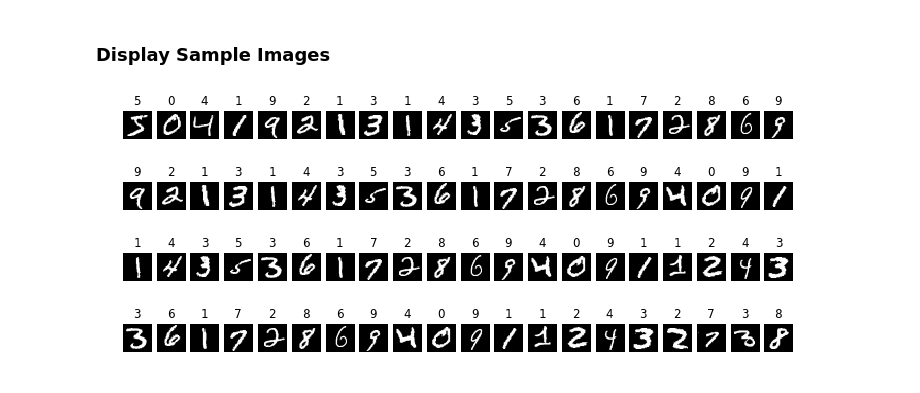
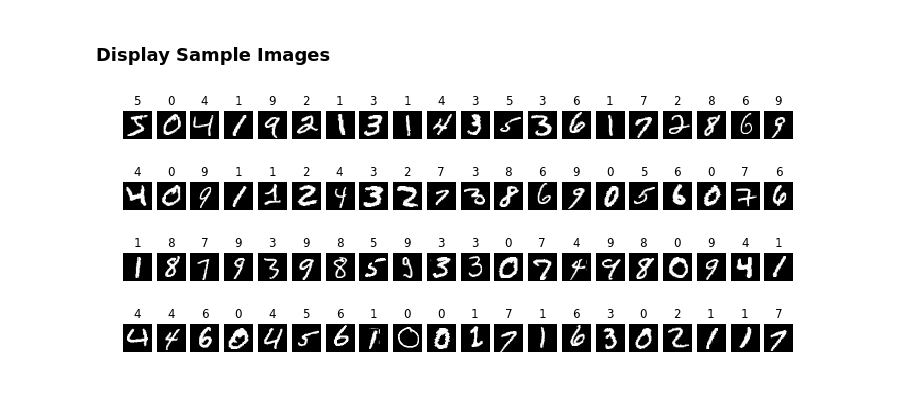
Before and after one commit to RegisC/JupyterNotebooks, a Jupyter notebook: MachineLearning/TensorFlow - MNIST.ipynb, the cells around one changed output. Saved outputs shown, nothing was run; the diff lists cells and outputs as text; code cells hidden in the pictures.

```diff
--- a/MachineLearning/TensorFlow - MNIST.ipynb
+++ b/MachineLearning/TensorFlow - MNIST.ipynb
@@ -15,11 +16,6 @@ os.environ['TF_CPP_MIN_LOG_LEVEL'] = '2'
 # %%
-mnist = input_data.read_data_sets("MNIST Data/", one_hot=True)
+mnist = input_data.read_data_sets("MNIST Data/", one_hot=True, validation_size=0)
 print(f"Training set size: {mnist.train.num_examples}")
 print(f"Test set size: {mnist.test.num_examples}")
 print(f"Validation set size: {mnist.validation.num_examples}")
-image = mnist.train.images[0]
-print(f"Image is of type {type(image)} and shape {image.shape}")
-(train_images, train_labels), (test_images, test_labels) = tf.keras.datasets.mnist.load_data()
-print(f"Shape of Keras' training set: {train_images.shape}.")
-print(f"Shape of Keras' test set: {test_images.shape}.")
 # %% [output]
@@ -38,13 +41,13 @@ Shape of Keras' test set: (10000, 28, 28).
 # %%
 rows = 4
 cols = 20
 f, axes = plt.subplots(rows, cols, figsize=(12,5)) # image size is in inches
 for i in range(rows):
     for j in range(cols):
-        index = i*rows + j
-        axes[i, j].imshow(train_images[index, :, :], cmap='gray')
-        axes[i, j].set_title(f"{train_labels[index]}")
+        index = i*cols + j
+        axes[i, j].imshow(mnist.train.images[index].reshape(28, 28), cmap='gray')
+        axes[i, j].set_title(f"{mnist.train.labels[index].argmax()}")
         axes[i, j].axis('off')
 plt.show()
 # %% [output]
-[figure, old version]
+[figure, new version]
```
Also changed, not shown: parts of 13 cells of this notebook.
